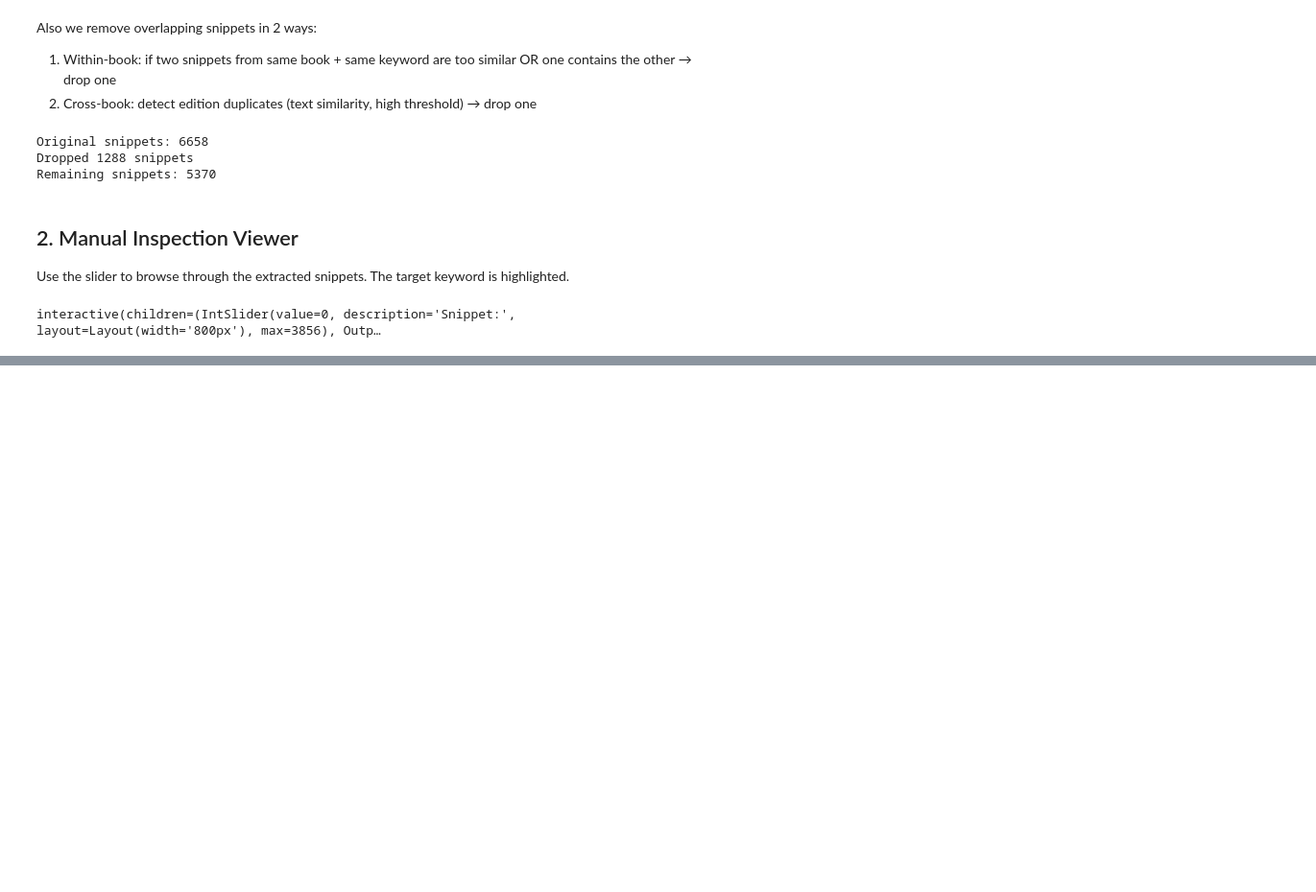
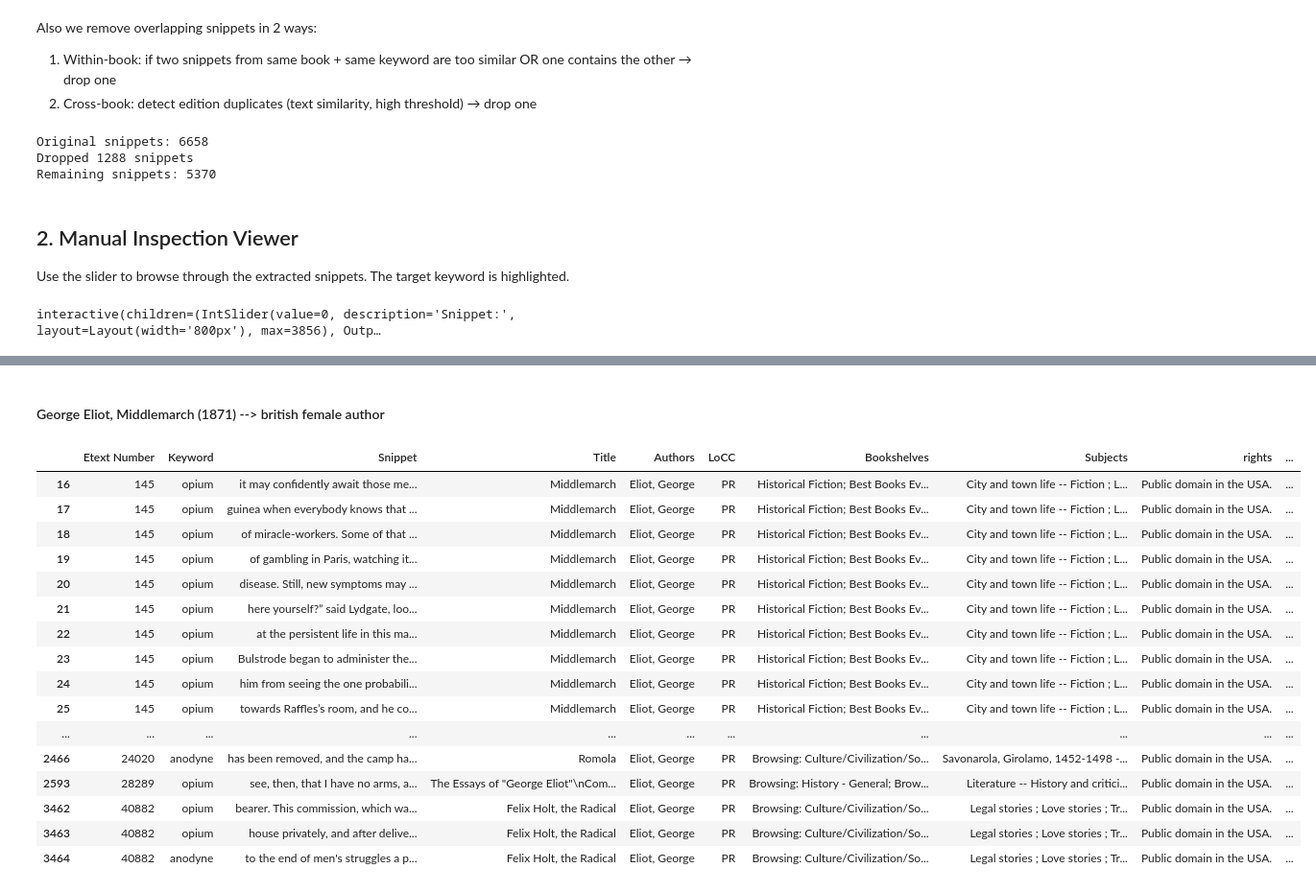
Before and after one commit to eglantine-vialaneix/opium-gutenberg, a Jupyter notebook: code/2_exploration/total_snippets_extraction.ipynb, the cells around one changed output, grey strips where cells are left out. Shown at 96% size. Saved outputs shown, nothing was run; the diff lists cells and outputs as text; code cells hidden in the pictures; blank space fills up the shorter version.

Commit message:
added opium snippets by authors back to total snippet extraction

```diff
--- a/code/2_exploration/total_snippets_extraction.ipynb
+++ b/code/2_exploration/total_snippets_extraction.ipynb
@@ -218,0 +221,10 @@ interactive(children=(IntSlider(value=0, description='Snippet:', layout=Layout(w
+# %%
+all_snippets_path = "../../data/snippets/total_snippets.csv"
+df_snippets = pd.read_csv(all_snippets_path, index_col=0).rename(columns={"Book_ID":"Etext Number"})
+
+books_metadata_path = "../../data/metadata_files/metadata_1870_1920_with_gender.csv"
+df_metadata = pd.read_csv(books_metadata_path, index_col=0)
+
+df_snippets = df_snippets.merge(df_metadata, on="Etext Number")
+df_snippets = df_snippets[~df_snippets["Keyword"].isin(["poppy", "black smoke"])]
+df_snippets
@@ -218,0 +357,22 @@ interactive(children=(IntSlider(value=0, description='Snippet:', layout=Layout(w
+# %% [markdown]
+#### George Eliot, Middlemarch (1871) --> british female author
+# %%
+df_snippets[df_snippets["Authors"]=="Eliot, George"]
+# %% [output]
+|  | Etext Number | Keyword | Snippet | Title | Authors | LoCC | Bookshelves | Subjects | rights | ... |
+| 16 | 145 | opium | it may confidently await those me... | Middlemarch | Eliot, George | PR | Historical Fiction; Best Books Ev... | City and town life -- Fiction ; L... | Public domain in the USA. | ... |
+| 17 | 145 | opium | guinea when everybody knows that ... | Middlemarch | Eliot, George | PR | Historical Fiction; Best Books Ev... | City and town life -- Fiction ; L... | Public domain in the USA. | ... |
+| 18 | 145 | opium | of miracle-workers. Some of that ... | Middlemarch | Eliot, George | PR | Historical Fiction; Best Books Ev... | City and town life -- Fiction ; L... | Public domain in the USA. | ... |
+| 19 | 145 | opium | of gambling in Paris, watching it... | Middlemarch | Eliot, George | PR | Historical Fiction; Best Books Ev... | City and town life -- Fiction ; L... | Public domain in the USA. | ... |
+| 20 | 145 | opium | disease. Still, new symptoms may ... | Middlemarch | Eliot, George | PR | Historical Fiction; Best Books Ev... | City and town life -- Fiction ; L... | Public domain in the USA. | ... |
+| 21 | 145 | opium | here yourself?” said Lydgate, loo... | Middlemarch | Eliot, George | PR | Historical Fiction; Best Books Ev... | City and town life -- Fiction ; L... | Public domain in the USA. | ... |
+| 22 | 145 | opium | at the persistent life in this ma... | Middlemarch | Eliot, George | PR | Historical Fiction; Best Books Ev... | City and town life -- Fiction ; L... | Public domain in the USA. | ... |
+| 23 | 145 | opium | Bulstrode began to administer the... | Middlemarch | Eliot, George | PR | Historical Fiction; Best Books Ev... | City and town life -- Fiction ; L... | Public domain in the USA. | ... |
+| 24 | 145 | opium | him from seeing the one probabili... | Middlemarch | Eliot, George | PR | Historical Fiction; Best Books Ev... | City and town life -- Fiction ; L... | Public domain in the USA. | ... |
+| 25 | 145 | opium | towards Raffles’s room, and he co... | Middlemarch | Eliot, George | PR | Historical Fiction; Best Books Ev... | City and town life -- Fiction ; L... | Public domain in the USA. | ... |
+| ... | ... | ... | ... | ... | ... | ... | ... | ... | ... | ... |
+| 2466 | 24020 | anodyne | has been removed, and the camp ha... | Romola | Eliot, George | PR | Browsing: Culture/Civilization/So... | Savonarola, Girolamo, 1452-1498 -... | Public domain in the USA. | ... |
+| 2593 | 28289 | opium | see, then, that I have no arms, a... | The Essays of "George Eliot"\nCom... | Eliot, George | PR | Browsing: History - General; Brow... | Literature -- History and critici... | Public domain in the USA. | ... |
+| 3462 | 40882 | opium | bearer. This commission, which wa... | Felix Holt, the Radical | Eliot, George | PR | Browsing: Culture/Civilization/So... | Legal stories ; Love stories ; Tr... | Public domain in the USA. | ... |
+| 3463 | 40882 | opium | house privately, and after delive... | Felix Holt, the Radical | Eliot, George | PR | Browsing: Culture/Civilization/So... | Legal stories ; Love stories ; Tr... | Public domain in the USA. | ... |
+| 3464 | 40882 | anodyne | to the end of men's struggles a p... | Felix Holt, the Radical | Eliot, George | PR | Browsing: Culture/Civilization/So... | Legal stories ; Love stories ; Tr... | Public domain in the USA. | ... |
```
Also changed, not shown: parts of 12 cells of this notebook, 4 other files.
